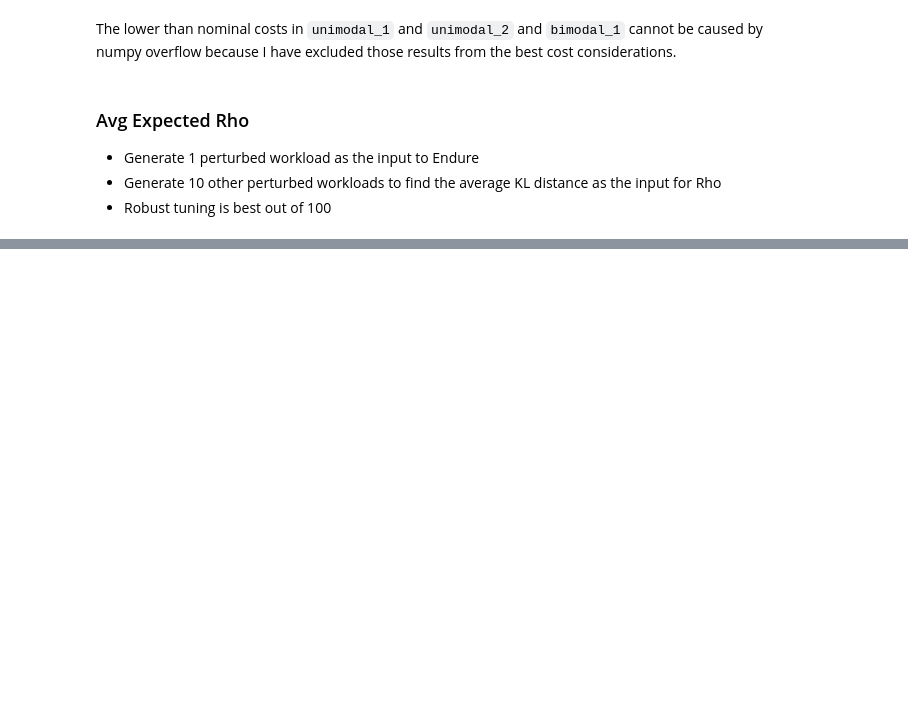
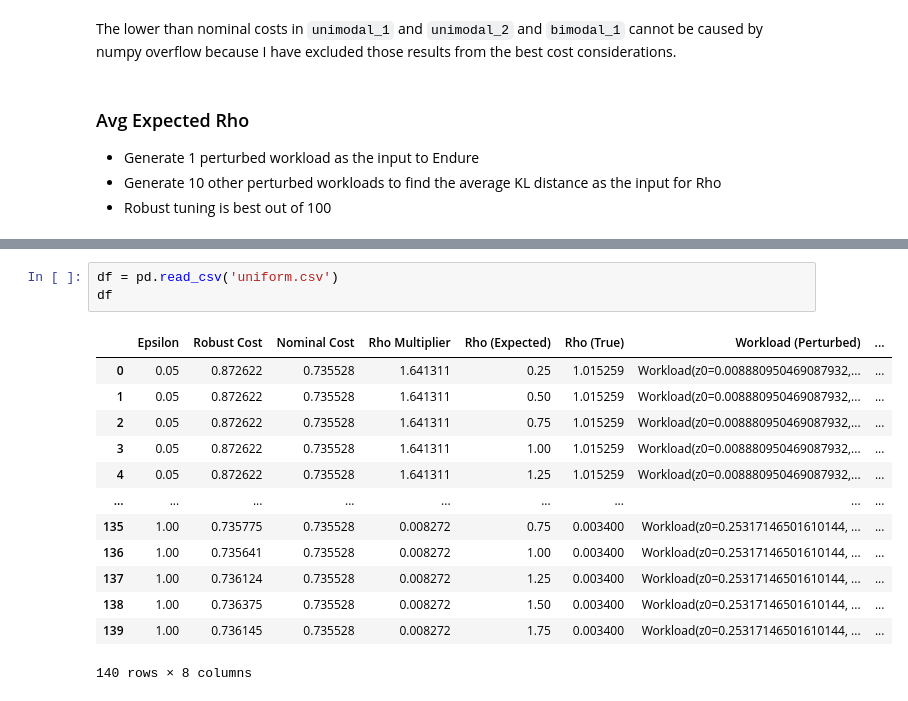
Before and after one commit to Pizzawookiee/private_lsm_tuning, a Jupyter notebook: notebook/Multiple Workloads Experiment.ipynb, the cells around one changed output, grey strips where cells are left out. Saved outputs shown, nothing was run; the diff lists cells and outputs as text; blank space fills up the shorter version.

```diff
--- a/notebook/Multiple Workloads Experiment.ipynb
+++ b/notebook/Multiple Workloads Experiment.ipynb
@@ -154,0 +181,17 @@ Run each trial 3-5 times (run it on one experiment, if the error bars are really
+# %%
+df = pd.read_csv('uniform.csv')
+df
+# %% [output]
+|  | Epsilon | Robust Cost | Nominal Cost | Rho Multiplier | Rho (Expected) | Rho (True) | Workload (Perturbed) | ... |
+| 0 | 0.05 | 0.872622 | 0.735528 | 1.641311 | 0.25 | 1.015259 | Workload(z0=0.008880950469087932,... | ... |
+| 1 | 0.05 | 0.872622 | 0.735528 | 1.641311 | 0.50 | 1.015259 | Workload(z0=0.008880950469087932,... | ... |
+| 2 | 0.05 | 0.872622 | 0.735528 | 1.641311 | 0.75 | 1.015259 | Workload(z0=0.008880950469087932,... | ... |
+| 3 | 0.05 | 0.872622 | 0.735528 | 1.641311 | 1.00 | 1.015259 | Workload(z0=0.008880950469087932,... | ... |
+| 4 | 0.05 | 0.872622 | 0.735528 | 1.641311 | 1.25 | 1.015259 | Workload(z0=0.008880950469087932,... | ... |
+| ... | ... | ... | ... | ... | ... | ... | ... | ... |
+| 135 | 1.00 | 0.735775 | 0.735528 | 0.008272 | 0.75 | 0.003400 | Workload(z0=0.25317146501610144, ... | ... |
+| 136 | 1.00 | 0.735641 | 0.735528 | 0.008272 | 1.00 | 0.003400 | Workload(z0=0.25317146501610144, ... | ... |
+| 137 | 1.00 | 0.736124 | 0.735528 | 0.008272 | 1.25 | 0.003400 | Workload(z0=0.25317146501610144, ... | ... |
+| 138 | 1.00 | 0.736375 | 0.735528 | 0.008272 | 1.50 | 0.003400 | Workload(z0=0.25317146501610144, ... | ... |
+| 139 | 1.00 | 0.736145 | 0.735528 | 0.008272 | 1.75 | 0.003400 | Workload(z0=0.25317146501610144, ... | ... |
+140 rows × 8 columns
```
Also changed, not shown: parts of 8 cells of this notebook, 18 other files.
